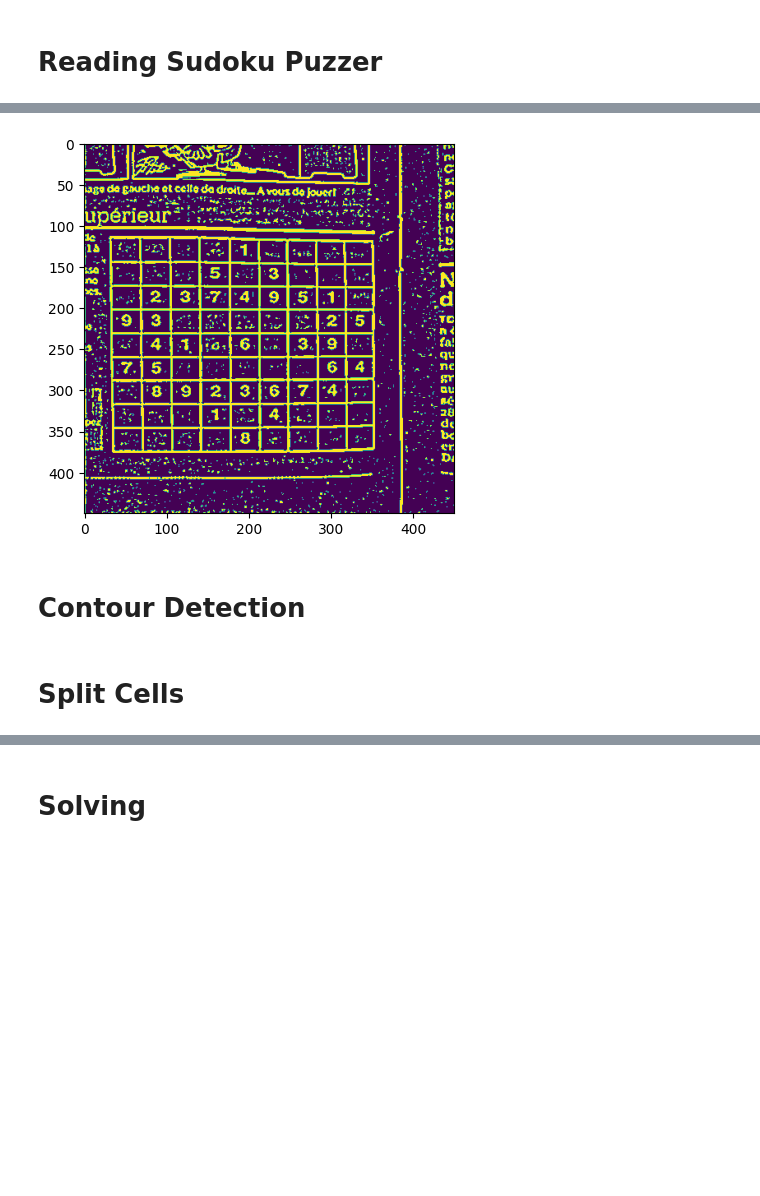
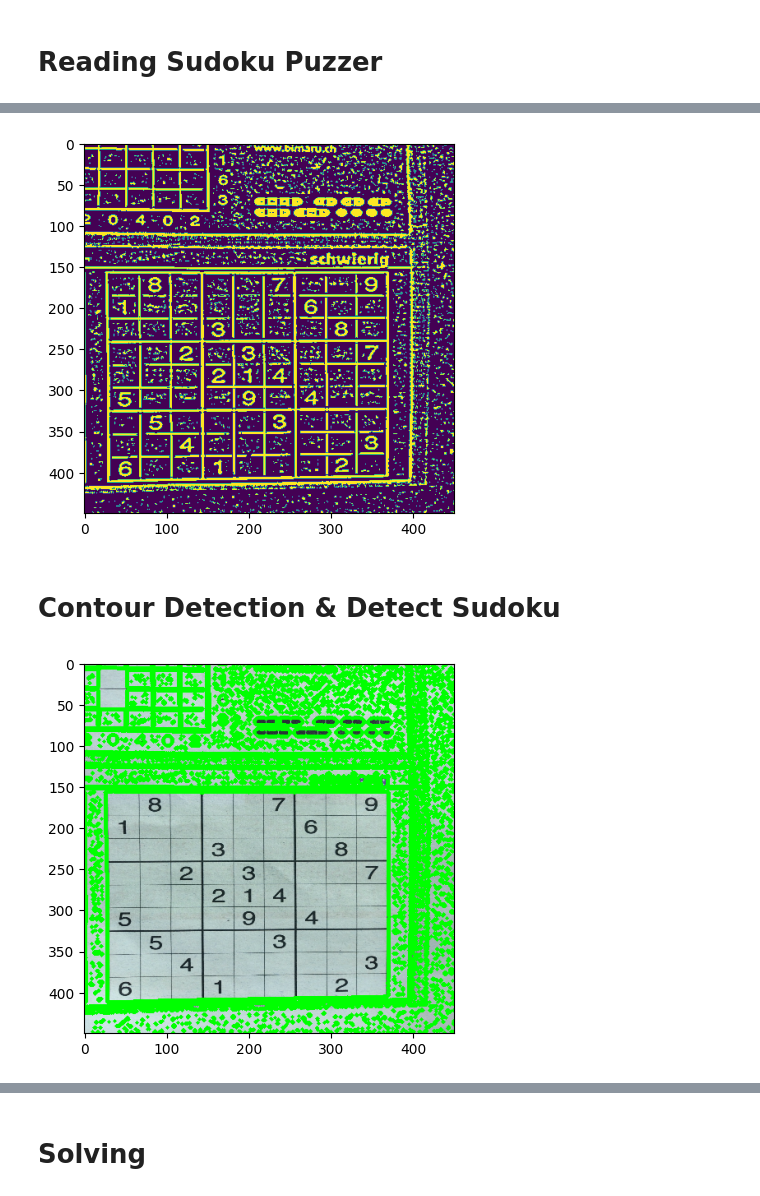
Before and after one commit to ridwanmahendra/Sudoku-Hero, a Jupyter notebook: notebook.ipynb, the cells around one changed output, grey strips where cells are left out. Cells and saved outputs as stored; diff of their text form; code cells hidden in the pictures; blank space fills up the shorter version.

```diff
--- a/notebook.ipynb
+++ b/notebook.ipynb
@@ -201,6 +192,6 @@ plt.show()
 # %%
 # preprocessing the image
-sodoku_a = cv2.resize(img, (450, 450))
+sodoku_a = cv2.resize(sudoku_a, (450, 450))
 
 # function preprocess to grayscale and thresholding
 def preprocess(image):
@@ -215,8 +206,18 @@ plt.figure()
 plt.imshow(thresh)
 plt.show()
 # %% [output]
-[figure, old version]
+[figure, new version]
 # %% [markdown]
-# Contour Detection
+# Contour Detection & Detect Sudoku
-# %% [markdown]
-# Split Cells
+# %%
+# finding outlines of the sudoku
+
+contour_1 = sudoku_a.copy()
+contour_2 = sudoku_a.copy()
+contours, hierarchy = cv2.findContours(thresh, cv2.RETR_EXTERNAL, cv2.CHAIN_APPROX_SIMPLE)
+cv2.drawContours(contour_1, contours, -1, (0, 255, 0), 3)
+plt.figure()
+plt.imshow(contour_1)
+plt.show()
+# %% [output]
+[figure, added]
```
Also changed, not shown: parts of 16 cells of this notebook.
